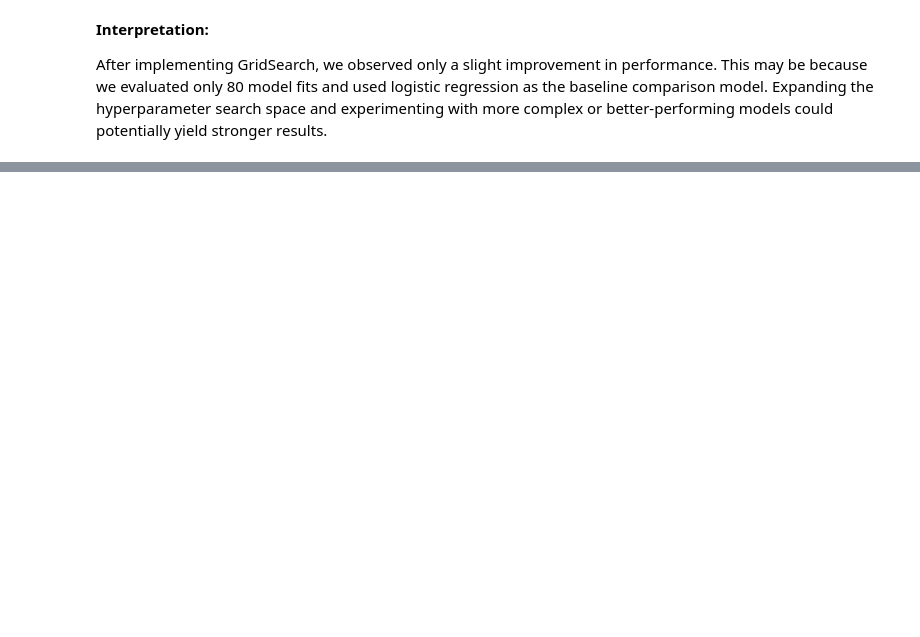
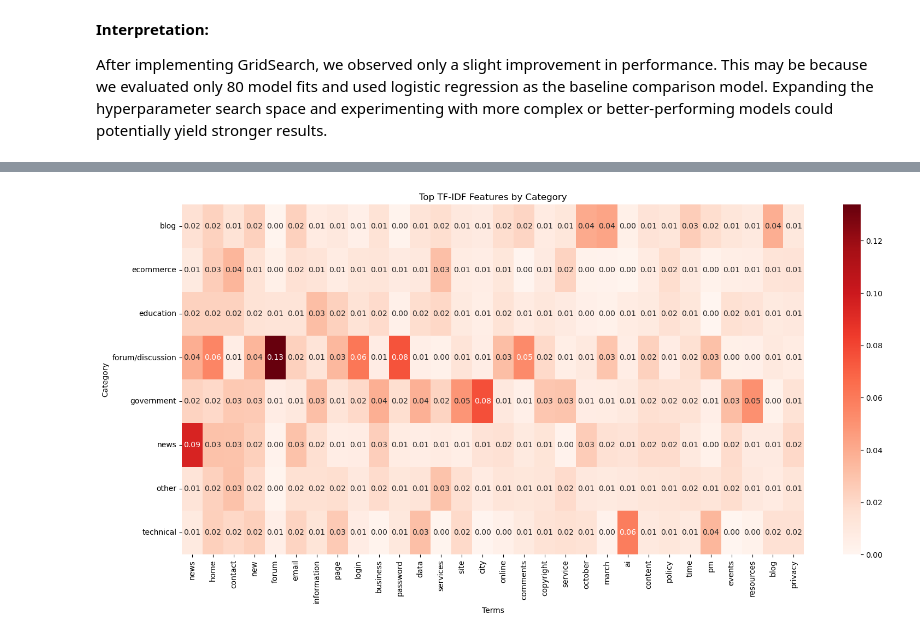
Before and after one commit to Jaee7777/NLP, a Jupyter notebook: hw2/assignment2.ipynb, the cells around one changed output, grey strips where cells are left out. Cells and saved outputs as stored; diff of their text form; code cells hidden in the pictures; blank space fills up the shorter version.

Commit message:
Adding Visualization

```diff
--- a/hw2/assignment2.ipynb
+++ b/hw2/assignment2.ipynb
@@ -1053,0 +1057,18 @@ After implementing GridSearch, we observed only a slight improvement in performa
+# %%
+# Creating Plotting ready data--
+top_n = 30
+
+# Get globally important features
+top_features = (
+    category_means.mean()
+    .sort_values(ascending=False)
+    .head(top_n)
+    .index
+)
+
+plot_data = category_means[top_features]
+
+print("--"*50)
+print("Plot Ready Data:")
+print("--"*50)
+plot_data
@@ -1053,0 +1090,18 @@ After implementing GridSearch, we observed only a slight improvement in performa
+# %%
+plt.figure(figsize=(16, 8))
+
+sns.heatmap(
+    plot_data,
+    annot=True,
+    fmt=".2f",
+    cmap="Reds"
+)
+
+plt.title("Top TF-IDF Features by Category")
+plt.ylabel("Category")
+plt.xlabel("Terms")
+
+plt.tight_layout()
+plt.show()
+# %% [output]
+[figure, added]
```
Also changed, not shown: parts of 24 cells of this notebook.
